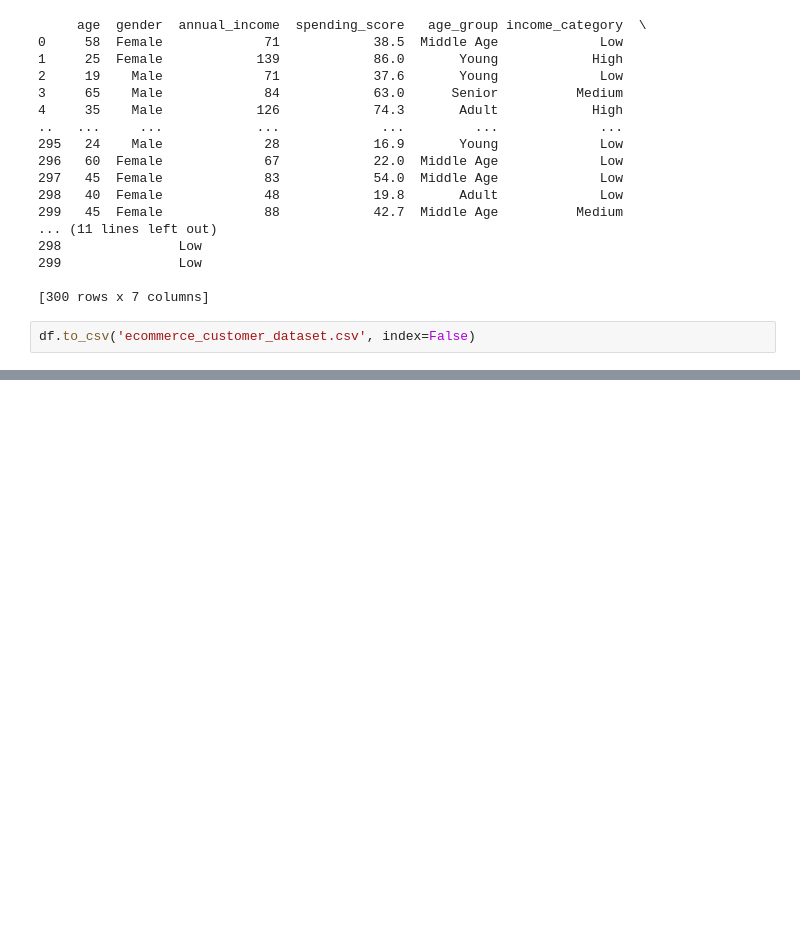
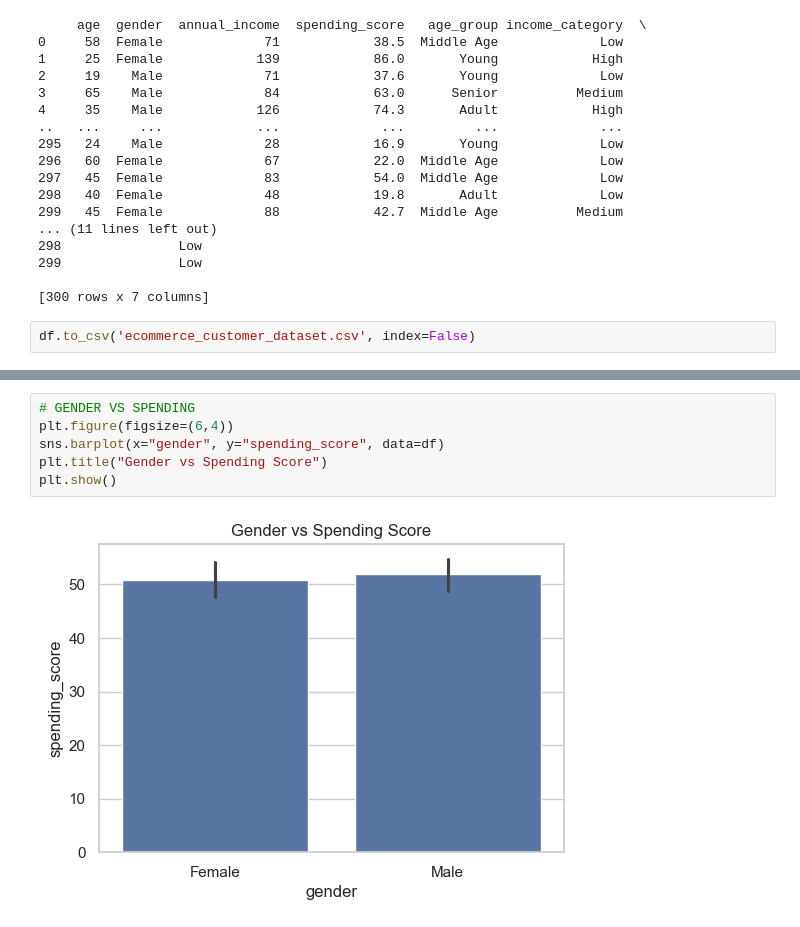
Before and after one commit to praneethdh/customer-analysis, a Jupyter notebook: notebook.ipynb, the cells around one changed output, grey strips where cells are left out. Saved outputs shown, nothing was run; the diff lists cells and outputs as text; blank space fills up the shorter version.

```diff
--- a/notebook.ipynb
+++ b/notebook.ipynb
@@ -115,0 +260,8 @@ df.to_csv('ecommerce_customer_dataset.csv', index=False)
+# %%
+# GENDER VS SPENDING
+plt.figure(figsize=(6,4))
+sns.barplot(x="gender", y="spending_score", data=df)
+plt.title("Gender vs Spending Score")
+plt.show()
+# %% [output]
+[figure, added]
```
Also changed, not shown: parts of 17 cells of this notebook.
